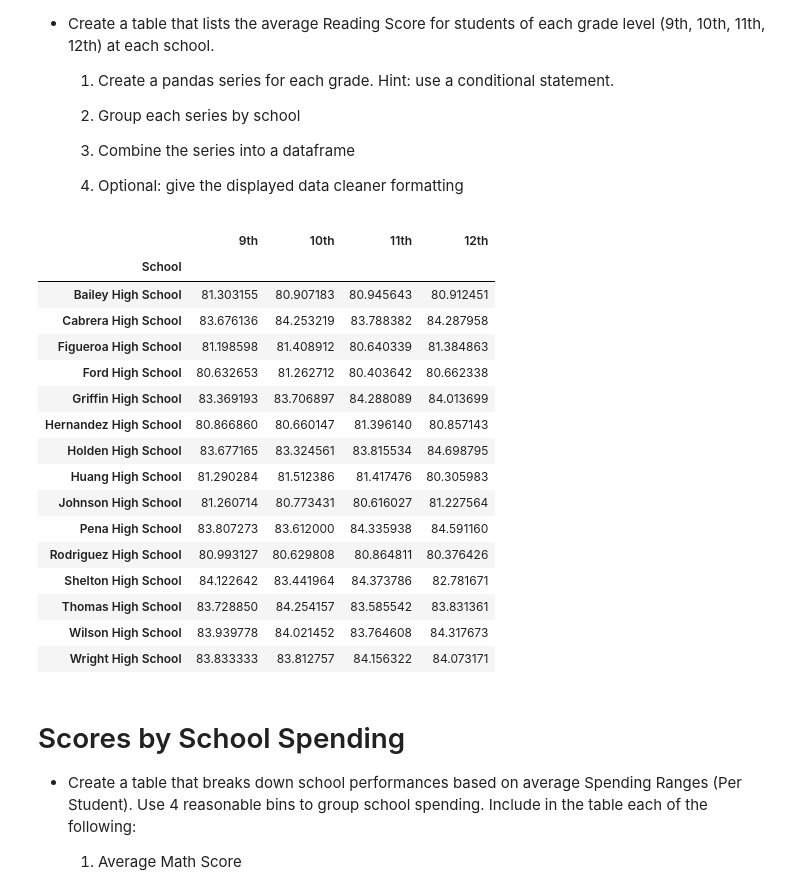
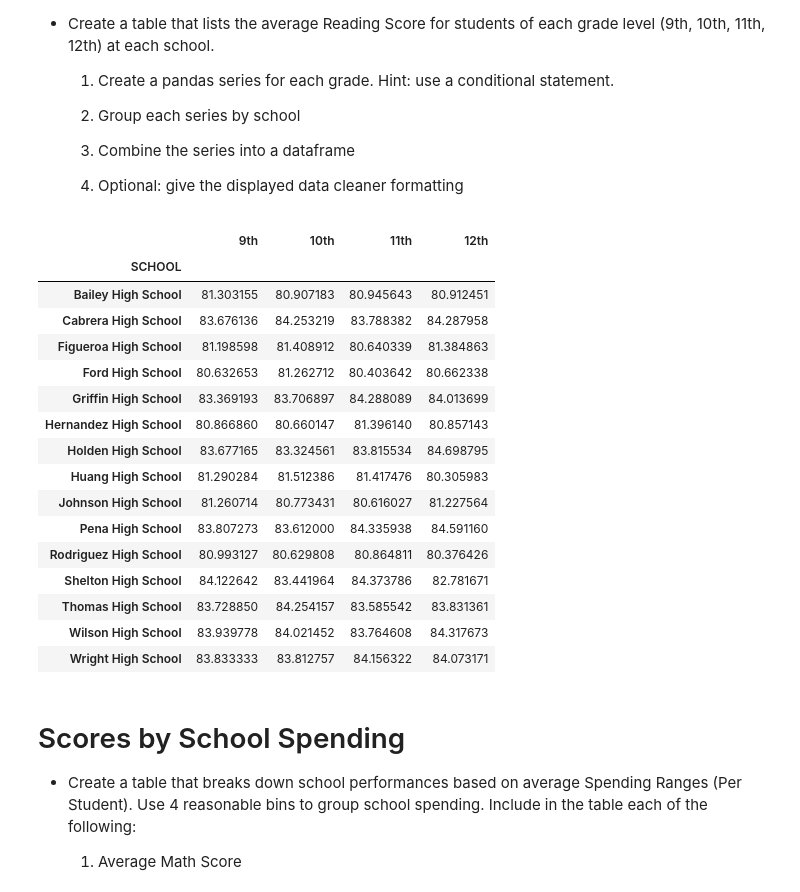
Before and after one commit to diazdez/Pandas-Challenge, a Jupyter notebook: PyCitySchools/PyCitySchools.ipynb, the cells around one changed output. Cells and saved outputs as stored; diff of their text form; code cells hidden in the pictures.

```diff
--- a/PyCitySchools/PyCitySchools.ipynb
+++ b/PyCitySchools/PyCitySchools.ipynb
@@ -338,35 +352,35 @@ avg_math_grade_df
 
 #  9th Grade: Reading Average
 school_avg_read_9th = school_data_complete[school_data_complete['grade']=='9th'].groupby('school_name')['reading_score'].mean()
 
 
 #  10th Grade: Reading Average
 school_avg_read_10th = school_data_complete[school_data_complete['grade']=='10th'].groupby('school_name')['reading_score'].mean()
 
 
 #  11th Grade: Reading Average
 school_avg_read_11th = school_data_complete[school_data_complete['grade']=='11th'].groupby('school_name')['reading_score'].mean()
 
 
 #  12th Grade: Reading Average
 school_avg_read_12th = school_data_complete[school_data_complete['grade']=='12th'].groupby('school_name')['reading_score'].mean()
 
 
 # combine the reading data/series into a dataframe:
 
 avg_read_grade= {
     '9th':school_avg_read_9th,
     '10th':school_avg_read_10th,
     '11th':school_avg_read_11th,
     '12th':school_avg_read_12th,
     }
 
 avg_read_grade_df = pd.DataFrame(avg_read_grade)
-avg_read_grade_df.index.name = "School"
+avg_read_grade_df.index.name = "SCHOOL"
 avg_read_grade_df
 # %% [output]
 |  | 9th | 10th | 11th | 12th |
-| School |  |  |  |  |
+| SCHOOL |  |  |  |  |
 | Bailey High School | 81.303155 | 80.907183 | 80.945643 | 80.912451 |
 | Cabrera High School | 83.676136 | 84.253219 | 83.788382 | 84.287958 |
 | Figueroa High School | 81.198598 | 81.408912 | 80.640339 | 81.384863 |
```
Also changed, not shown: parts of 11 cells of this notebook.
